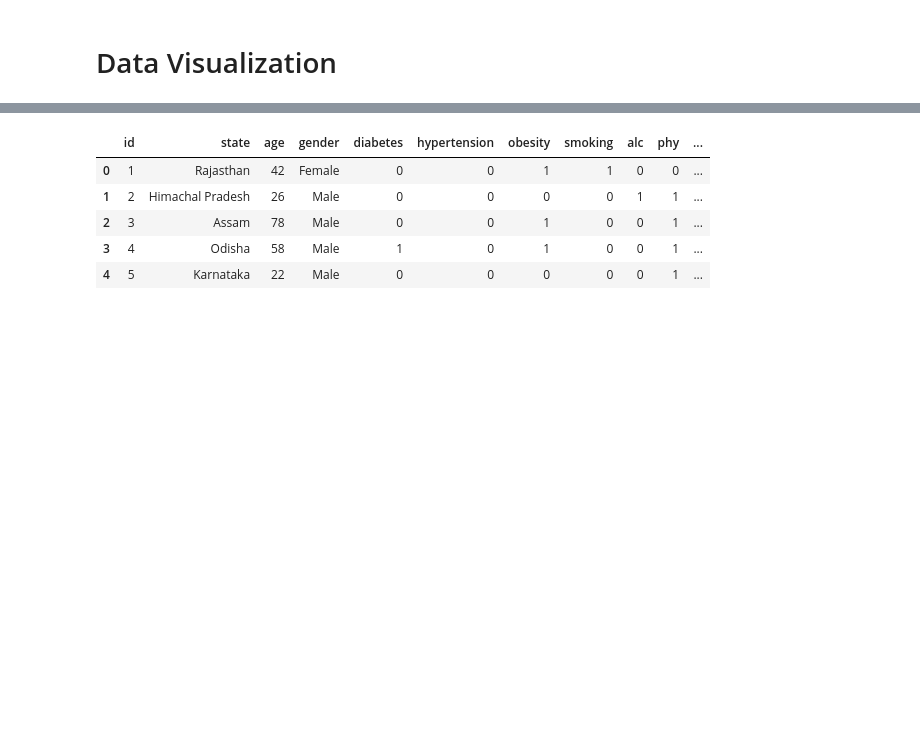
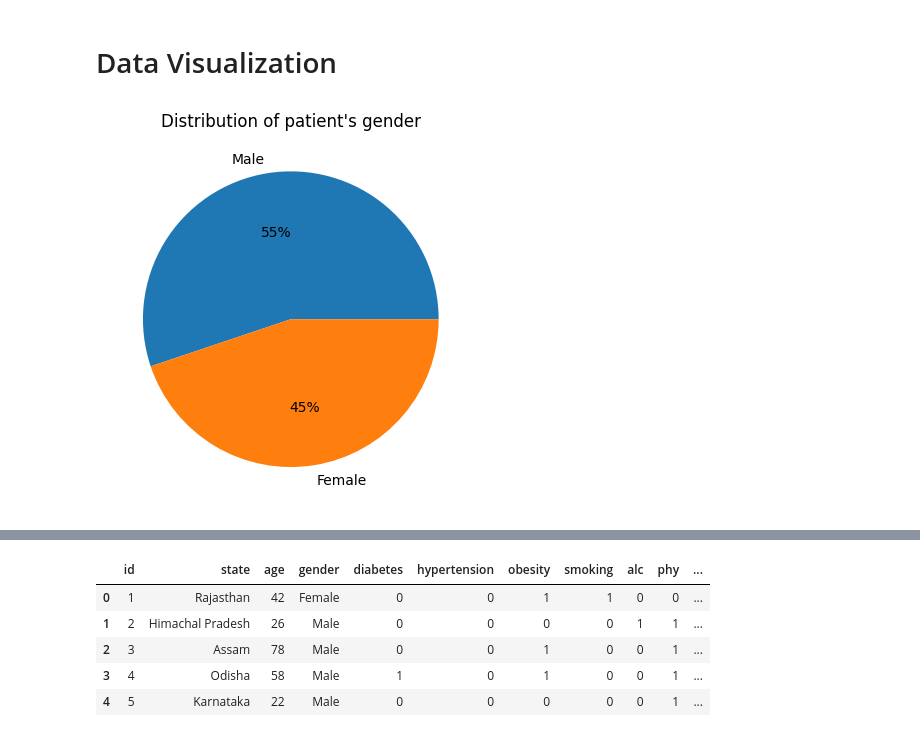
Before and after one commit to riya03sh/HeartBuddy, a Jupyter notebook: code.ipynb, the cells around one changed output, grey strips where cells are left out. Cells and saved outputs as stored; diff of their text form; code cells hidden in the pictures; blank space fills up the shorter version.

```diff
--- a/code.ipynb
+++ b/code.ipynb
@@ -182,8 +182,10 @@ df.head()
 # %% [markdown]
 # Data Visualization
 # %%
-# gender_counts = df['gender'].value_counts()
-# plt.pie(gender_counts, labels=['Male', 'Female'], autopct='%.0f%%')
-# plt.title("Distribution of patient's gender")
-# plt.show()
+gender_counts = df['gender'].value_counts()
+plt.pie(gender_counts, labels=['Male', 'Female'], autopct='%.0f%%')
+plt.title("Distribution of patient's gender")
+plt.show()
+# %% [output]
+[figure, added]
 # %%
```
Also changed, not shown: parts of 29 cells of this notebook.
